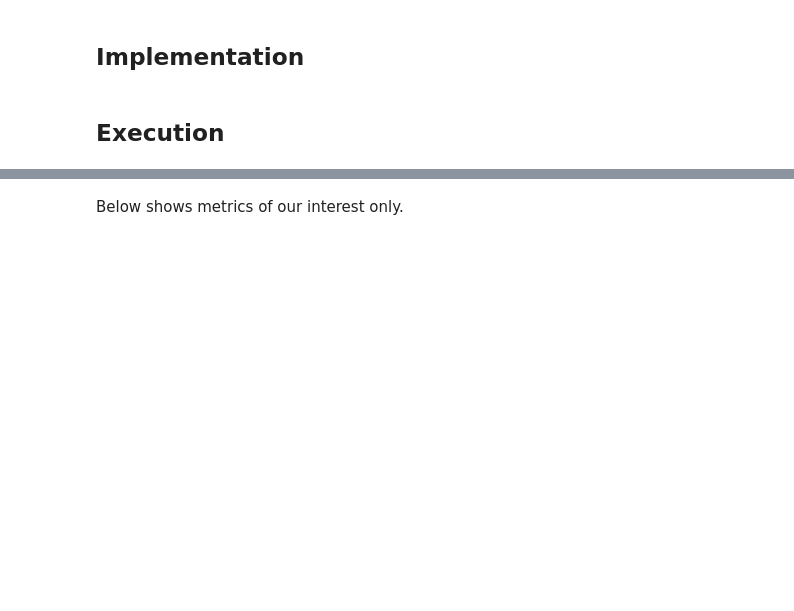
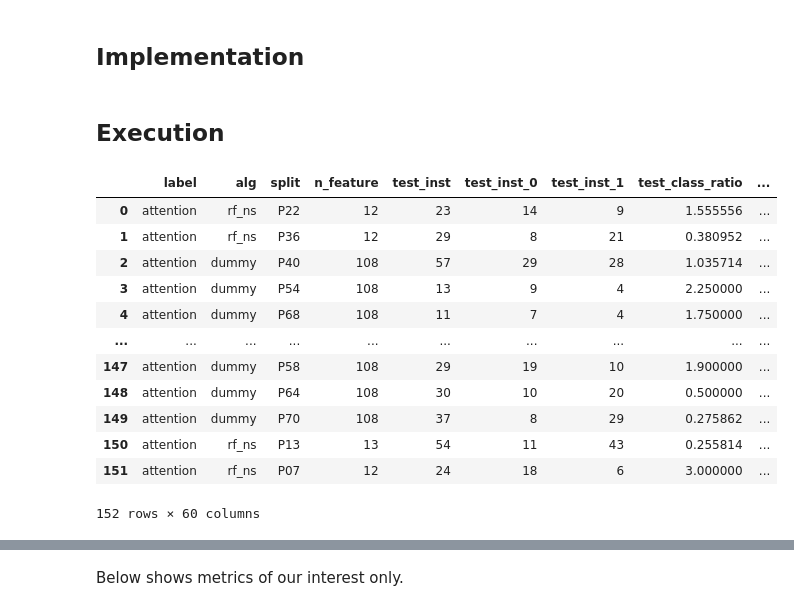
Before and after one commit to moovingsloth/wearable-attention-fatigue, a Jupyter notebook: base_analysis_01.ipynb, the cells around one changed output, grey strips where cells are left out. Drawn from its saved outputs; the diff is of its cells as text; code cells hidden in the pictures; blank space fills up the shorter version.

```diff
--- a/base_analysis_01.ipynb
+++ b/base_analysis_01.ipynb
@@ -1539,6 +1626,9 @@ def evaluate(
 # %%
 import os
 import pandas as pd
+import warnings
+
+warnings.simplefilter(action='ignore', category=FutureWarning)
 
 
 RESULTS_EVAL = []
@@ -1559,34 +1649,48 @@ for l in ['attention']:
             y_true=y,
             y_pred=y_pred,
             y_proba=y_proba,
             classes=[0, 1]
         )
 
         X, y = res.X_train, res.y_train
         y_pred = res.estimator.predict(X)
         y_proba = res.estimator.predict_proba(X)
         ev_train = evaluate(
             y_true=y,
             y_pred=y_pred,
             y_proba=y_proba,
             classes=[0, 1]
         )
 
         RESULTS_EVAL.append({
             'label': l,
             'alg': model,
             'split': pid,
             'n_feature': len(X.columns),
             **{
                 f'test_{k}': v for k, v in ev_test.items()
             },
             **{
                 f'train_{k}': v for k, v in ev_train.items()
             }
         })
 
 RESULTS_EVAL = pd.DataFrame(RESULTS_EVAL)
-RESULTS_EVAL.head()
+RESULTS_EVAL
+# %% [output]
+|  | label | alg | split | n_feature | test_inst | test_inst_0 | test_inst_1 | test_class_ratio | ... |
+| 0 | attention | rf_ns | P22 | 12 | 23 | 14 | 9 | 1.555556 | ... |
+| 1 | attention | rf_ns | P36 | 12 | 29 | 8 | 21 | 0.380952 | ... |
+| 2 | attention | dummy | P40 | 108 | 57 | 29 | 28 | 1.035714 | ... |
+| 3 | attention | dummy | P54 | 108 | 13 | 9 | 4 | 2.250000 | ... |
+| 4 | attention | dummy | P68 | 108 | 11 | 7 | 4 | 1.750000 | ... |
+| ... | ... | ... | ... | ... | ... | ... | ... | ... | ... |
+| 147 | attention | dummy | P58 | 108 | 29 | 19 | 10 | 1.900000 | ... |
+| 148 | attention | dummy | P64 | 108 | 30 | 10 | 20 | 0.500000 | ... |
+| 149 | attention | dummy | P70 | 108 | 37 | 8 | 29 | 0.275862 | ... |
+| 150 | attention | rf_ns | P13 | 13 | 54 | 11 | 43 | 0.255814 | ... |
+| 151 | attention | rf_ns | P07 | 12 | 24 | 18 | 6 | 3.000000 | ... |
+152 rows × 60 columns
 # %%
 import pandas as pd
 
```
Also changed, not shown: parts of 27 cells of this notebook.
